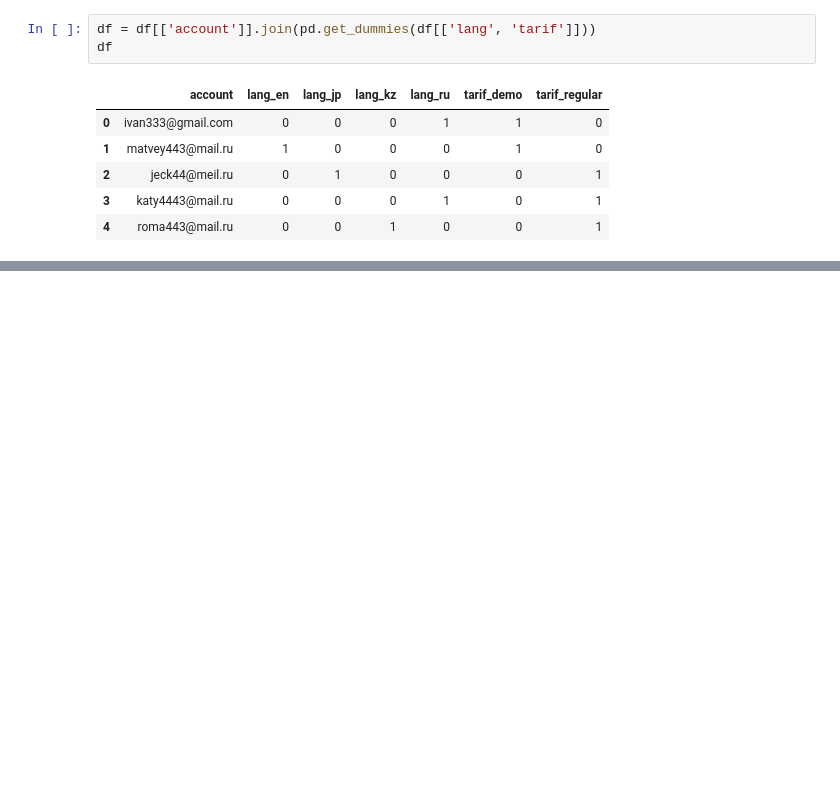
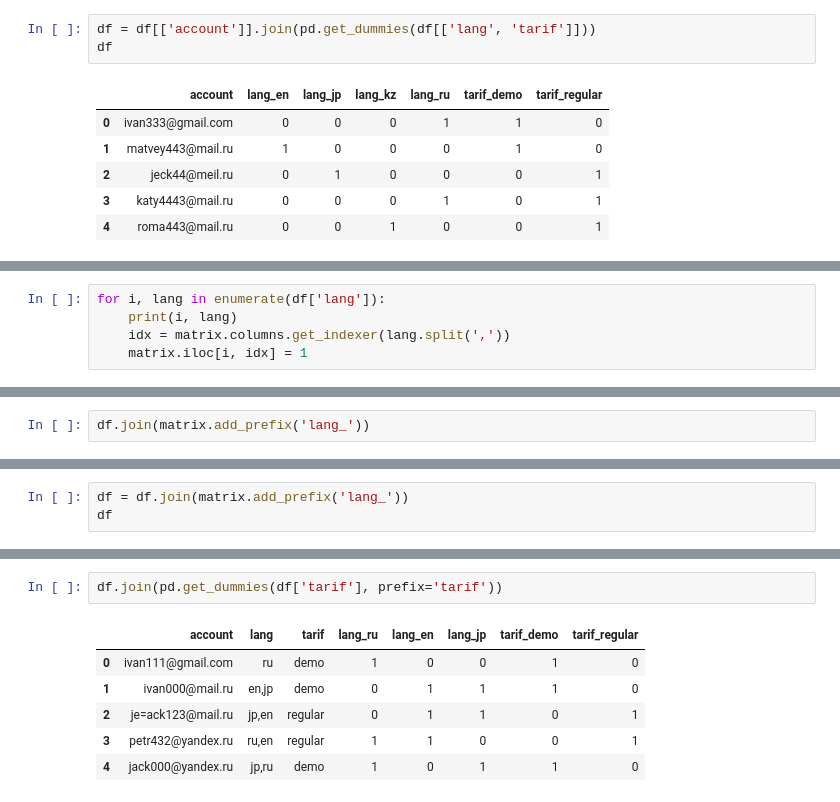
Before and after one commit to TaliyIvanov/Pandas-Numpy, a Jupyter notebook: Step_5.5 Матрицы фиктивных переменных (.get_dummies(), .join(), .add_prefix() ).ipynb, the cells around one changed output, grey strips where cells are left out. Saved outputs shown, nothing was run; the diff lists cells and outputs as text; blank space fills up the shorter version.

```diff
--- a/Step_5.5 Матрицы фиктивных переменных (.get_dummies(), .join(), .add_prefix() ).ipynb
+++ b/Step_5.5 Матрицы фиктивных переменных (.get_dummies(), .join(), .add_prefix() ).ipynb
@@ -316,0 +333,5 @@ matrix
+# %%
+for i, lang in enumerate(df['lang']):
+    print(i, lang)
+    idx = matrix.columns.get_indexer(lang.split(','))
+    matrix.iloc[i, idx] = 1
@@ -316,0 +353,2 @@ matrix
+# %%
+df.join(matrix.add_prefix('lang_'))
@@ -316,0 +362,3 @@ matrix
+# %%
+df = df.join(matrix.add_prefix('lang_'))
+df
@@ -316,0 +372,9 @@ matrix
+# %%
+df.join(pd.get_dummies(df['tarif'], prefix='tarif'))
+# %% [output]
+|  | account | lang | tarif | lang_ru | lang_en | lang_jp | tarif_demo | tarif_regular |
+| 0 | ivan111@gmail.com | ru | demo | 1 | 0 | 0 | 1 | 0 |
+| 1 | ivan000@mail.ru | en,jp | demo | 0 | 1 | 1 | 1 | 0 |
+| 2 | je=ack123@mail.ru | jp,en | regular | 0 | 1 | 1 | 0 | 1 |
+| 3 | petr432@yandex.ru | ru,en | regular | 1 | 1 | 0 | 0 | 1 |
+| 4 | jack000@yandex.ru | jp,ru | demo | 1 | 0 | 1 | 1 | 0 |
```
Also changed, not shown: parts of 33 cells of this notebook.
